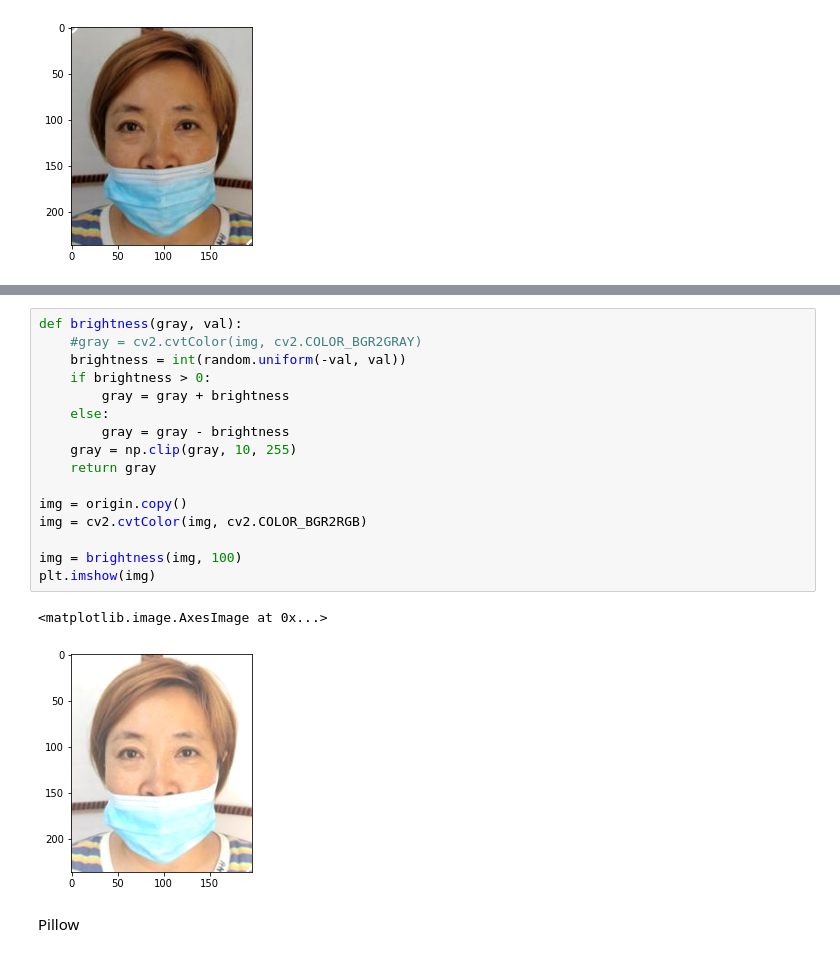
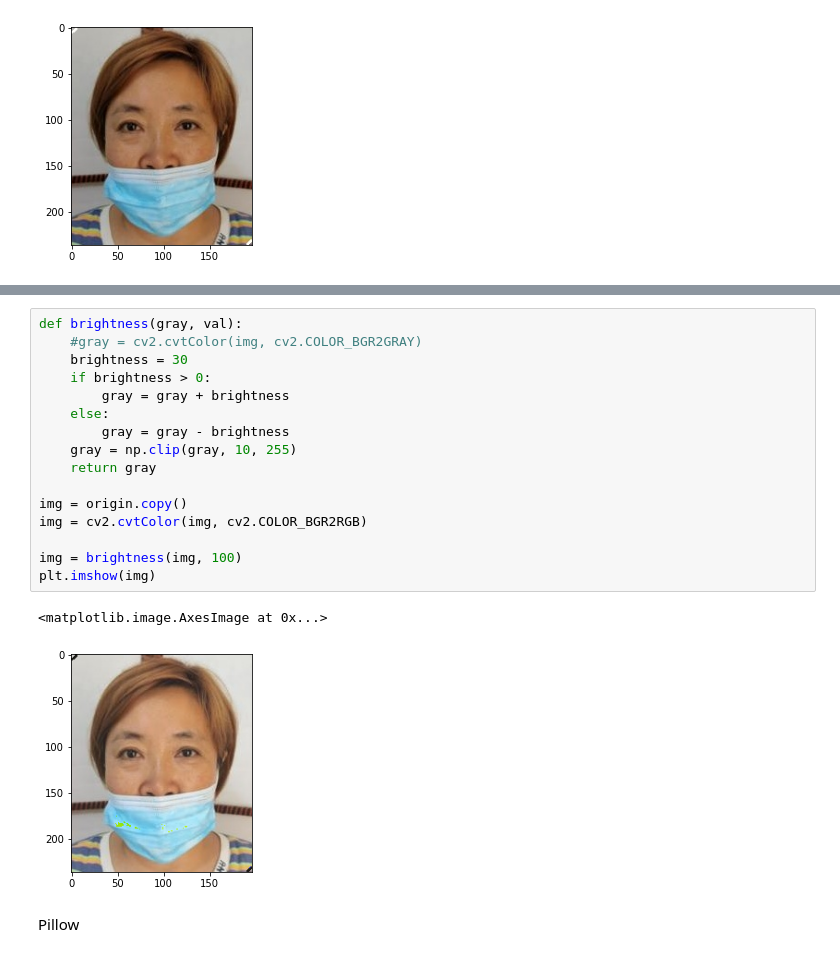
Before and after one commit to boostcampaitech3/level1-image-classification-level1-cv-02, a Jupyter notebook: code/jdu/data_augmentation.ipynb, the cells around one changed output, grey strips where cells are left out. Drawn from its saved outputs; the diff is of its cells as text.

```diff
--- a/code/jdu/data_augmentation.ipynb
+++ b/code/jdu/data_augmentation.ipynb
@@ -104,22 +106,22 @@ plt.imshow(img)
 # %%
 def brightness(gray, val):
     #gray = cv2.cvtColor(img, cv2.COLOR_BGR2GRAY)
-    brightness = int(random.uniform(-val, val))
+    brightness = 30
     if brightness > 0:
         gray = gray + brightness
     else:
         gray = gray - brightness
     gray = np.clip(gray, 10, 255)
     return gray
 
 img = origin.copy()
 img = cv2.cvtColor(img, cv2.COLOR_BGR2RGB)
 
 img = brightness(img, 100)
 plt.imshow(img)
 # %% [output]
 <matplotlib.image.AxesImage at 0x...>
-[figure, old version]
+[figure, new version]
 # %% [markdown]
 Pillow
 # %%
```
Also changed, not shown: parts of 4 cells of this notebook, 5 other files.
